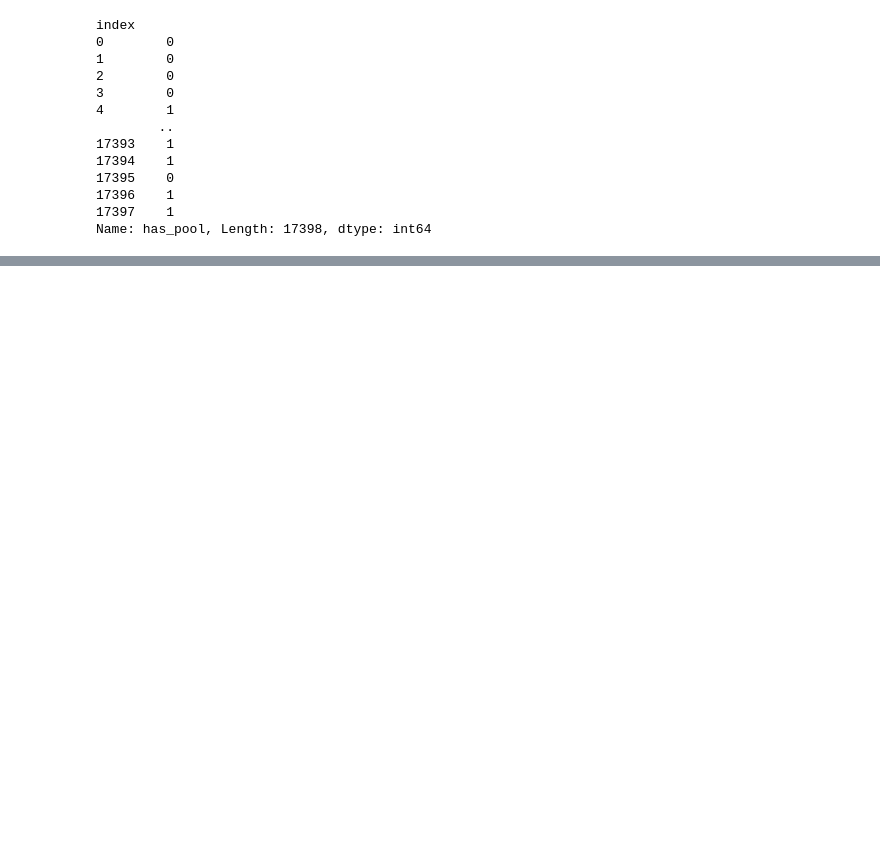
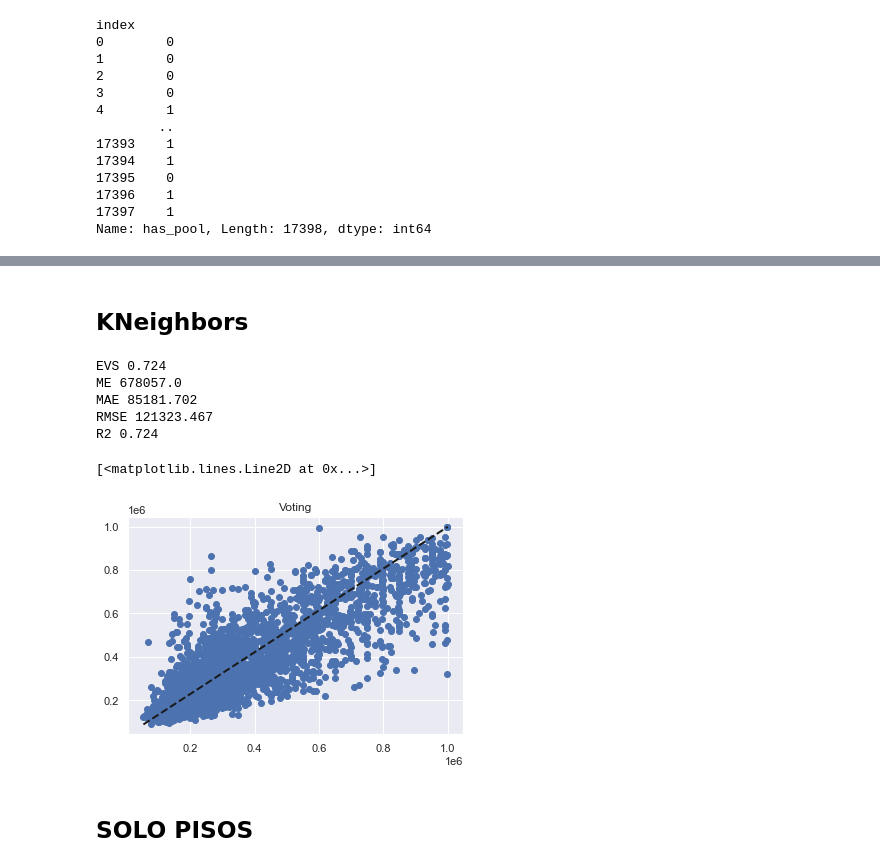
Before and after one commit to Jav1-Mart1nez/Proyecto-final, a Jupyter notebook: jupyter_notebooks/data_preparation.ipynb, the cells around one changed output, grey strips where cells are left out. Saved outputs shown, nothing was run; the diff lists cells and outputs as text; code cells hidden in the pictures; blank space fills up the shorter version.

```diff
--- a/jupyter_notebooks/data_preparation.ipynb
+++ b/jupyter_notebooks/data_preparation.ipynb
@@ -387,7 +636,7 @@ data2
 # %%
 # Aplicamos ahora get_dummies a la columna floor.
 
-data2 = pd.get_dummies(data2, columns = ["floor"])
+data2 = pd.get_dummies(data2, columns = ["house_type_id", "floor"])
 # %%
 data2.columns
 # %% [output]
@@ -403,12 +653,14 @@ Index(['neighborhood_id', 'house_type_id', 'is_renewal_needed',
        'floor_Sótano interior'],
       dtype='object')
 # %%
-data2 = data2[['house_type_id', 'is_renewal_needed',
-       'is_new_development', 'sq_mt_built', 'n_rooms', 'n_bathrooms',
-       'is_exterior', 'has_lift', 'has_parking', 'has_storage_room',
-       'has_terrace', 'has_balcony', 'has_pool', 'latitude', 'longitude', 'floor_1', 'floor_2',
-       'floor_3', 'floor_4', 'floor_5', 'floor_6', 'floor_7', 'floor_8',
-       'floor_9', 'floor_Bajo', 'floor_Entreplanta exterior',
+data2 = data2[['is_renewal_needed', 'is_new_development',
+       'sq_mt_built', 'n_rooms', 'n_bathrooms', 'is_exterior', 'has_lift',
+       'has_parking', 'has_storage_room', 'has_terrace', 'has_balcony',
+       'has_pool', 'latitude', 'longitude',
+       'house_type_id_HouseType 1: Pisos', 'house_type_id_HouseType 4: Dúplex',
+       'house_type_id_HouseType 5: Áticos', 'floor_1', 'floor_2', 'floor_3',
+       'floor_4', 'floor_5', 'floor_6', 'floor_7', 'floor_8', 'floor_9',
+       'floor_Bajo', 'floor_Entreplanta exterior',
        'floor_Entreplanta interior', 'floor_Semi-sótano exterior',
        'floor_Semi-sótano interior', 'floor_Sótano exterior',
-       'floor_Sótano interior','buy_price']]
+       'floor_Sótano interior', 'buy_price']]
@@ -458,0 +754,2 @@ for name, model in models.items():
+# %% [markdown]
+## KNeighbors
@@ -458,0 +758,26 @@ for name, model in models.items():
+# %%
+model = KNeighborsRegressor()
+model.fit(X_train, y_train)
+y_pred = model.predict(X_test)
+# %%
+print("EVS", round(explained_variance_score(y_test,y_pred),3))
+print("ME", round(max_error(y_test,y_pred),3))
+print("MAE", round(mean_absolute_error(y_test,y_pred),3))
+print("RMSE", round(np.sqrt(mean_squared_error(y_test,y_pred)),3))
+print("R2", round(r2_score(y_test,y_pred),3))
+# %% [output]
+EVS 0.724
+ME 678057.0
+MAE 85181.702
+RMSE 121323.467
+R2 0.724
+# %%
+plt.figure()
+plt.title(name)
+plt.scatter(y_test,y_pred)
+plt.plot([y_test.min(), y_test.max()], [y_pred.min(), y_pred.max()], 'k--', lw=2)
+# %% [output]
+[<matplotlib.lines.Line2D at 0x...>]
+[figure, added]
+# %% [markdown]
+## SOLO PISOS
```
Also changed, not shown: parts of 70 cells of this notebook, 2 other files.
